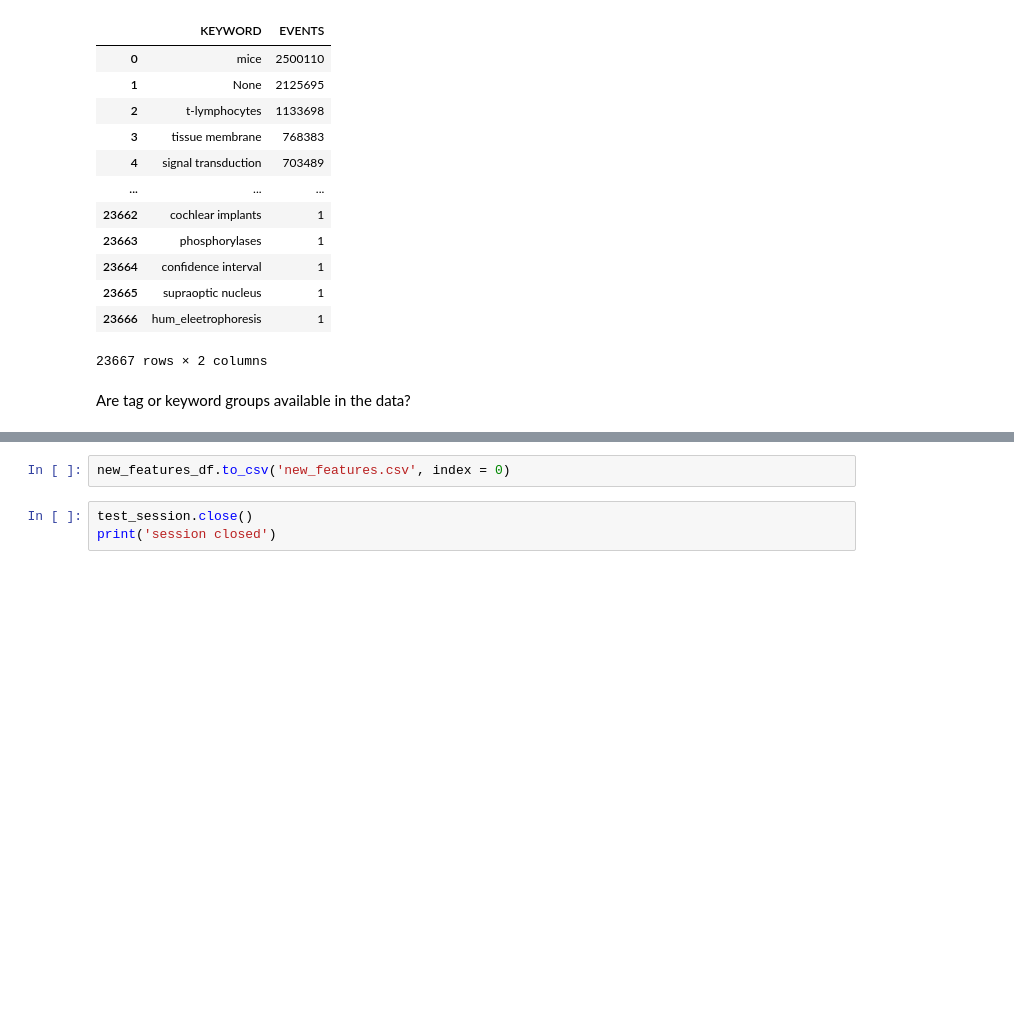
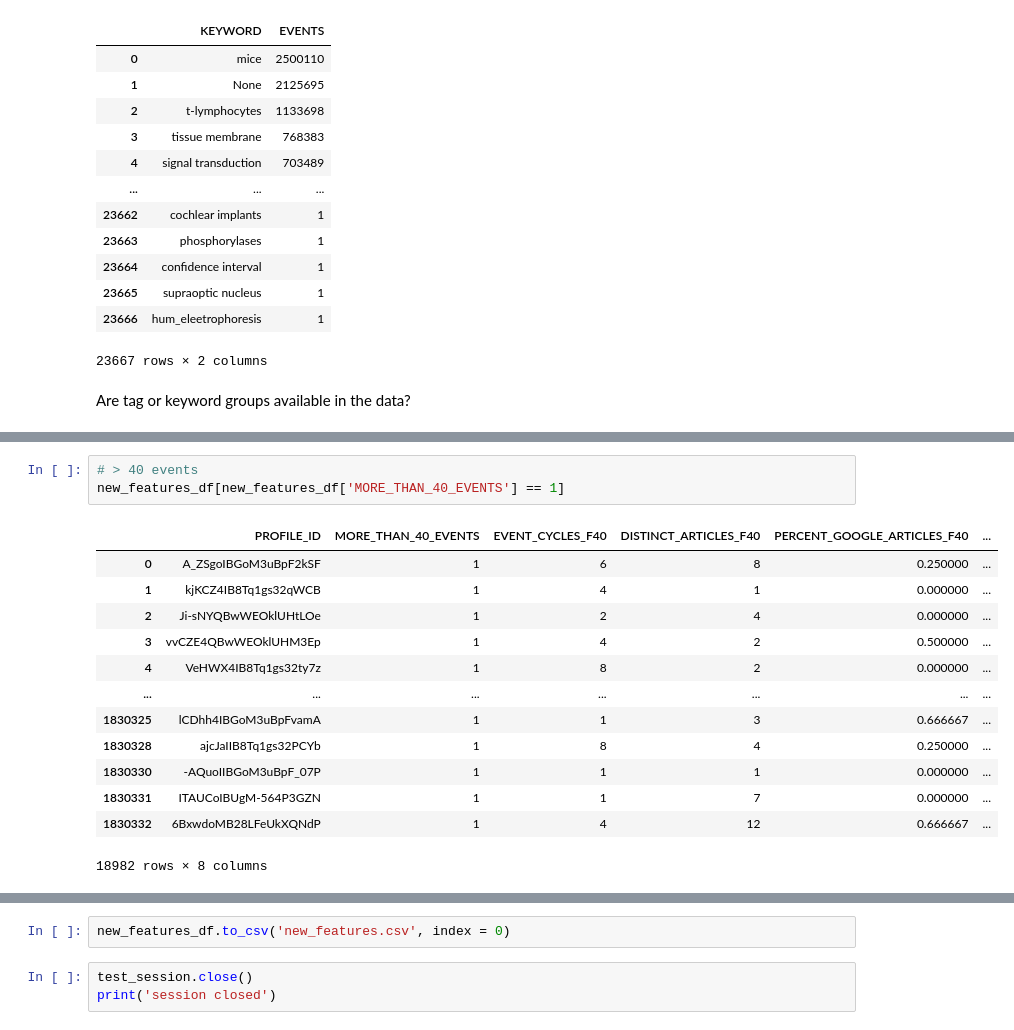
Before and after one commit to Data-ScienceHub/ETM, a Jupyter notebook: Code/eda/eda_features.ipynb, the cells around one changed output, grey strips where cells are left out. Cells and saved outputs as stored; diff of their text form; blank space fills up the shorter version.

```diff
--- a/Code/eda/eda_features.ipynb
+++ b/Code/eda/eda_features.ipynb
@@ -381,0 +412,17 @@ new_features_df
+# %%
+# > 40 events
+new_features_df[new_features_df['MORE_THAN_40_EVENTS'] == 1]
+# %% [output]
+|  | PROFILE_ID | MORE_THAN_40_EVENTS | EVENT_CYCLES_F40 | DISTINCT_ARTICLES_F40 | PERCENT_GOOGLE_ARTICLES_F40 | ... |
+| 0 | A_ZSgoIBGoM3uBpF2kSF | 1 | 6 | 8 | 0.250000 | ... |
+| 1 | kjKCZ4IB8Tq1gs32qWCB | 1 | 4 | 1 | 0.000000 | ... |
+| 2 | Ji-sNYQBwWEOklUHtLOe | 1 | 2 | 4 | 0.000000 | ... |
+| 3 | vvCZE4QBwWEOklUHM3Ep | 1 | 4 | 2 | 0.500000 | ... |
+| 4 | VeHWX4IB8Tq1gs32ty7z | 1 | 8 | 2 | 0.000000 | ... |
+| ... | ... | ... | ... | ... | ... | ... |
+| 1830325 | lCDhh4IBGoM3uBpFvamA | 1 | 1 | 3 | 0.666667 | ... |
+| 1830328 | ajcJaIIB8Tq1gs32PCYb | 1 | 8 | 4 | 0.250000 | ... |
+| 1830330 | -AQuoIIBGoM3uBpF_07P | 1 | 1 | 1 | 0.000000 | ... |
+| 1830331 | ITAUCoIBUgM-564P3GZN | 1 | 1 | 7 | 0.000000 | ... |
+| 1830332 | 6BxwdoMB28LFeUkXQNdP | 1 | 4 | 12 | 0.666667 | ... |
+18982 rows × 8 columns
```
Also changed, not shown: parts of 3 cells of this notebook.
